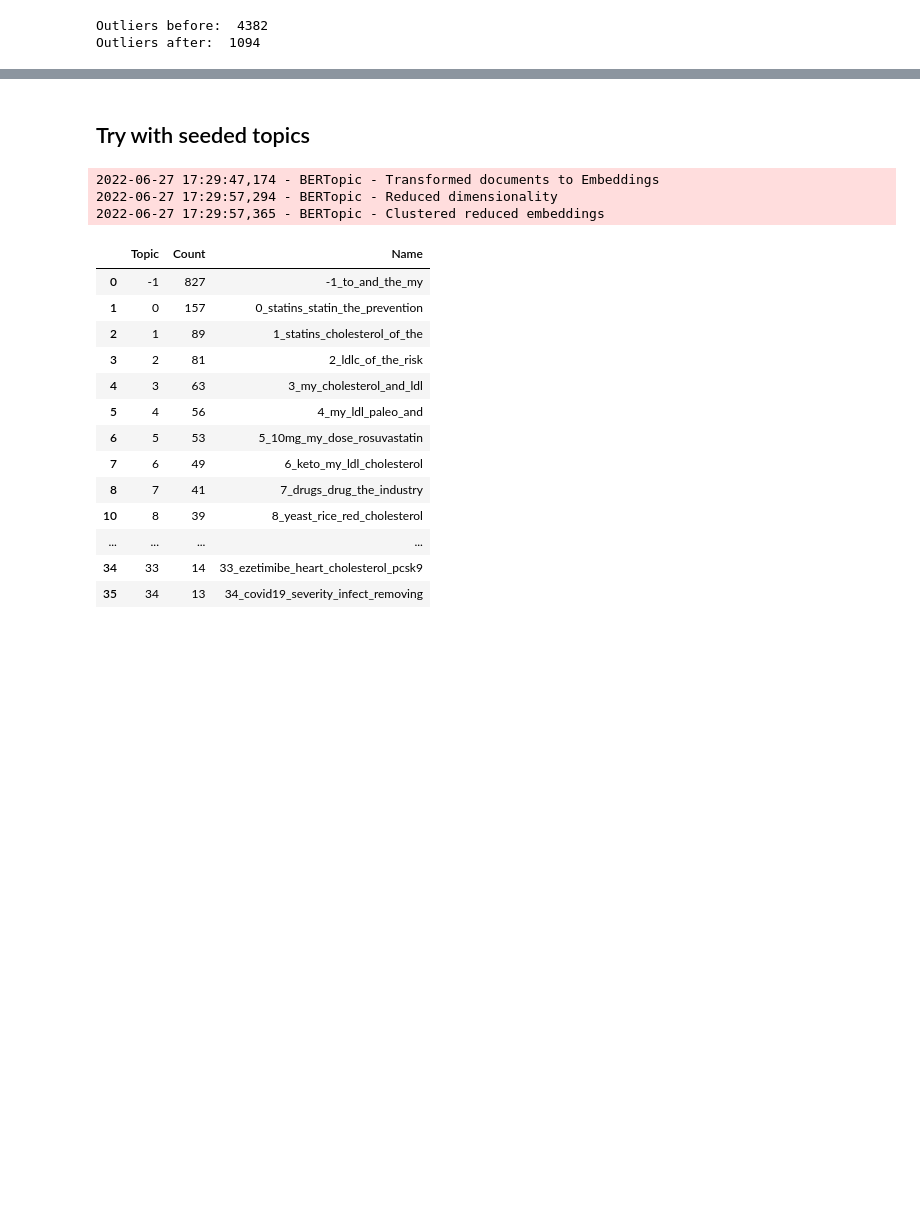
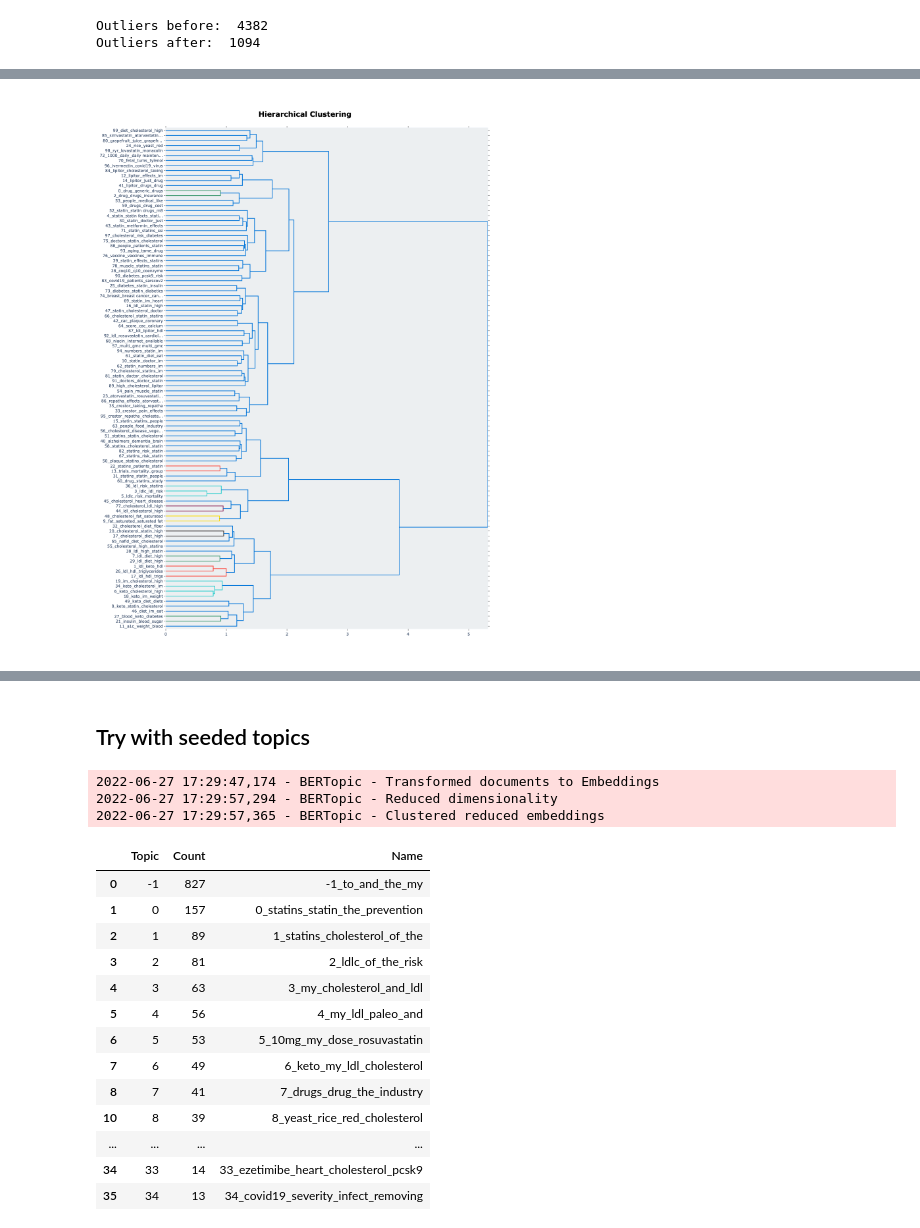
Before and after one commit to sssomani/statins_reddit, a Jupyter notebook: notebooks/BERTopic_statins.ipynb, the cells around one changed output, grey strips where cells are left out. Saved outputs shown, nothing was run; the diff lists cells and outputs as text; code cells hidden in the pictures; blank space fills up the shorter version.

```diff
--- a/notebooks/BERTopic_statins.ipynb
+++ b/notebooks/BERTopic_statins.ipynb
@@ -121,7 +110,11 @@ embeddings = sentence_model.encode(texts_list, show_progress_bar=True)
 # %%
 # Train our topic model using our pre-trained sentence-transformers embeddings and UMAP to be able to provide a random seed
 # nr_topics="auto" activates an automatic topic reduction method
-umap_model = UMAP(n_neighbors=30, n_components=5,
+umap_model = UMAP(n_neighbors=15, n_components=5,
                   min_dist=0.0, metric='cosine', random_state=42)
-topic_model = BERTopic(umap_model=umap_model, nr_topics="auto", calculate_probabilities=True)
+
+# hdbscan_model = HDBSCAN(min_cluster_size=15, metric='euclidean',
+                       # cluster_selection_method='eom', prediction_data=True, min_samples=1) # Changed min_samples to 1, min_cluster_size to 30
+
+topic_model = BERTopic(umap_model=umap_model, nr_topics="auto", calculate_probabilities=False)
 topics, probs = topic_model.fit_transform(texts_list, embeddings)
@@ -255,5 +265,10 @@ df_topics.to_csv('df_topics_reduced_topics.csv')
 # %%
-from sklearn.cluster import KMeans
+cluster_model = KMeans(n_clusters=100, random_state=42)
 
-cluster_model = KMeans(n_clusters=70)
-k_means_topic_model = BERTopic(hdbscan_model=cluster_model)
+umap_model = UMAP(n_neighbors=10, n_components=5,
+                  min_dist=0.0, metric='cosine', random_state=42)
+
+k_means_topic_model = BERTopic(umap_model=umap_model, hdbscan_model=cluster_model)
+k_means_topics, k_means_probs = k_means_topic_model.fit_transform(texts_list, embeddings)
+vectorizer_model = CountVectorizer(ngram_range=(1, 4), stop_words="english")
+k_means_topic_model.update_topics(texts_list, k_means_topics, vectorizer_model=vectorizer_model)
@@ -269,0 +295,13 @@ k_means_topic_model.visualize_hierarchy()
+# %%
+from sklearn.cluster import BisectingKMeans
+
+cluster_model = BisectingKMeans(n_clusters=100, random_state=42)
+
+umap_model = UMAP(n_neighbors=100, n_components=10,
+                  min_dist=0.0, metric='cosine', random_state=42)
+
+bk_means_topic_model = BERTopic(umap_model=umap_model, hdbscan_model=cluster_model)
+bk_means_topics, bk_means_probs = bk_means_topic_model.fit_transform(texts_list, embeddings)
+
+vectorizer_model = CountVectorizer(ngram_range=(1, 4), stop_words="english")
+bk_means_topic_model.update_topics(texts_list, bk_means_topics, vectorizer_model=vectorizer_model)
@@ -269,0 +325,4 @@ k_means_topic_model.visualize_hierarchy()
+# %%
+bk_means_topic_model.visualize_hierarchy()
+# %% [output]
+[figure, added]
```
Also changed, not shown: parts of 85 cells of this notebook, 3 other files.
